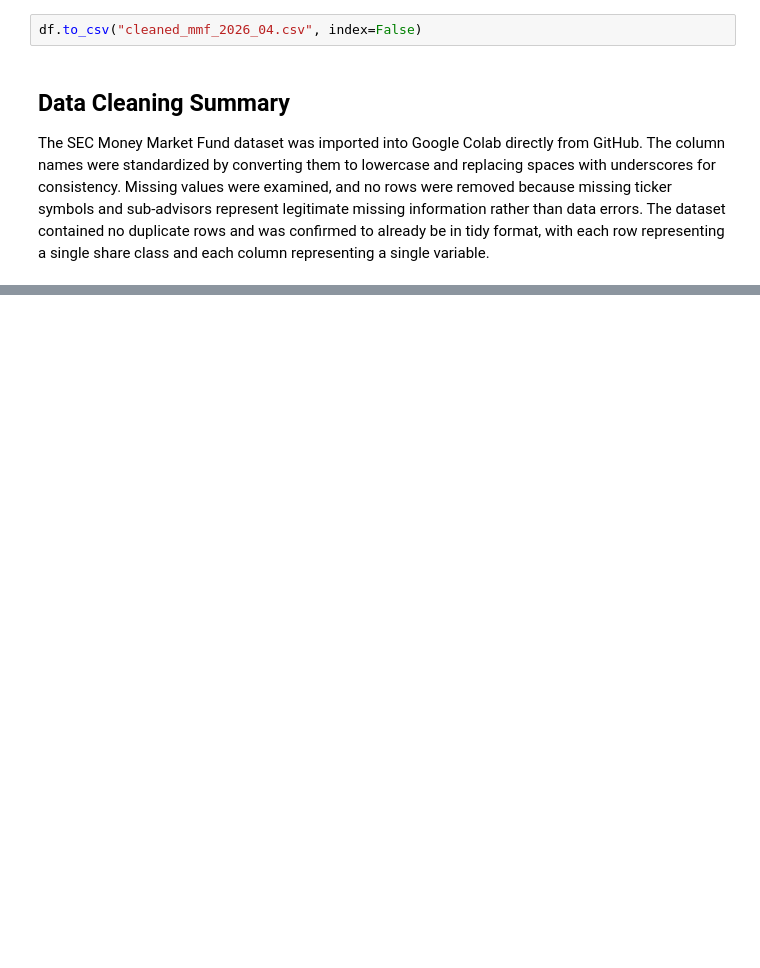
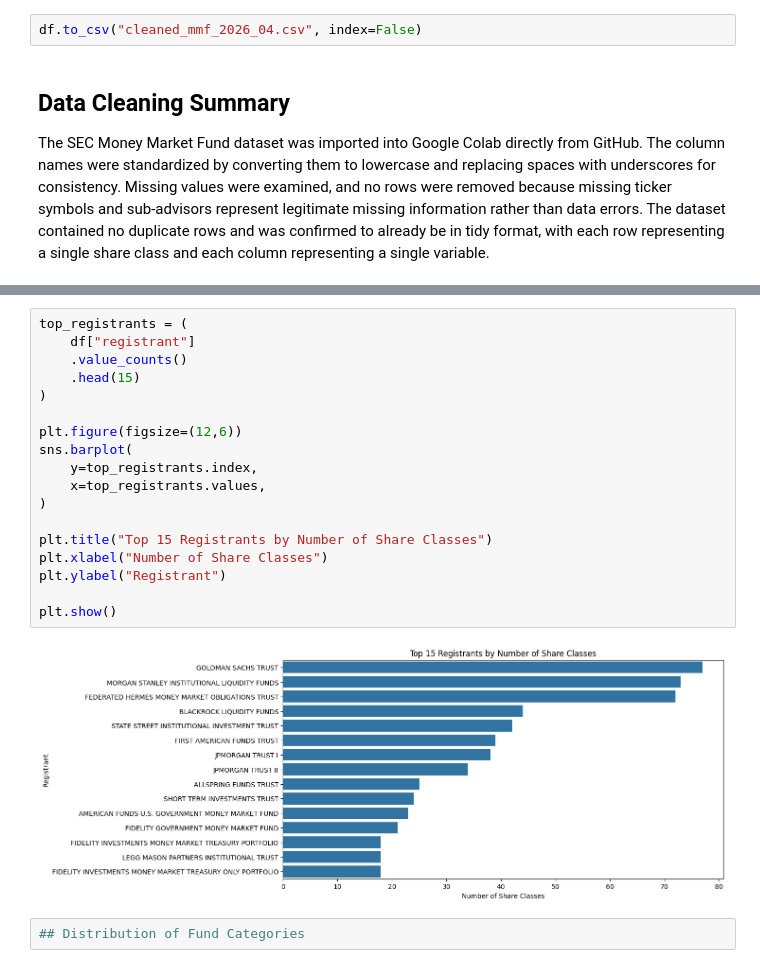
Before and after one commit to DxubleBTW/averylee-money-market-funds-analysis, a Jupyter notebook: AveryLeeFinanceNotebook.ipynb, the cells around one changed output, grey strips where cells are left out. Cells and saved outputs as stored; diff of their text form; blank space fills up the shorter version.

```diff
--- a/AveryLeeFinanceNotebook.ipynb
+++ b/AveryLeeFinanceNotebook.ipynb
@@ -142,0 +165,22 @@ The SEC Money Market Fund dataset was imported into Google Colab directly from G
+# %%
+top_registrants = (
+    df["registrant"]
+    .value_counts()
+    .head(15)
+)
+
+plt.figure(figsize=(12,6))
+sns.barplot(
+    y=top_registrants.index,
+    x=top_registrants.values,
+)
+
+plt.title("Top 15 Registrants by Number of Share Classes")
+plt.xlabel("Number of Share Classes")
+plt.ylabel("Registrant")
+
+plt.show()
+# %% [output]
+[figure, added]
+# %%
+## Distribution of Fund Categories
```
Also changed, not shown: parts of 8 cells of this notebook.
